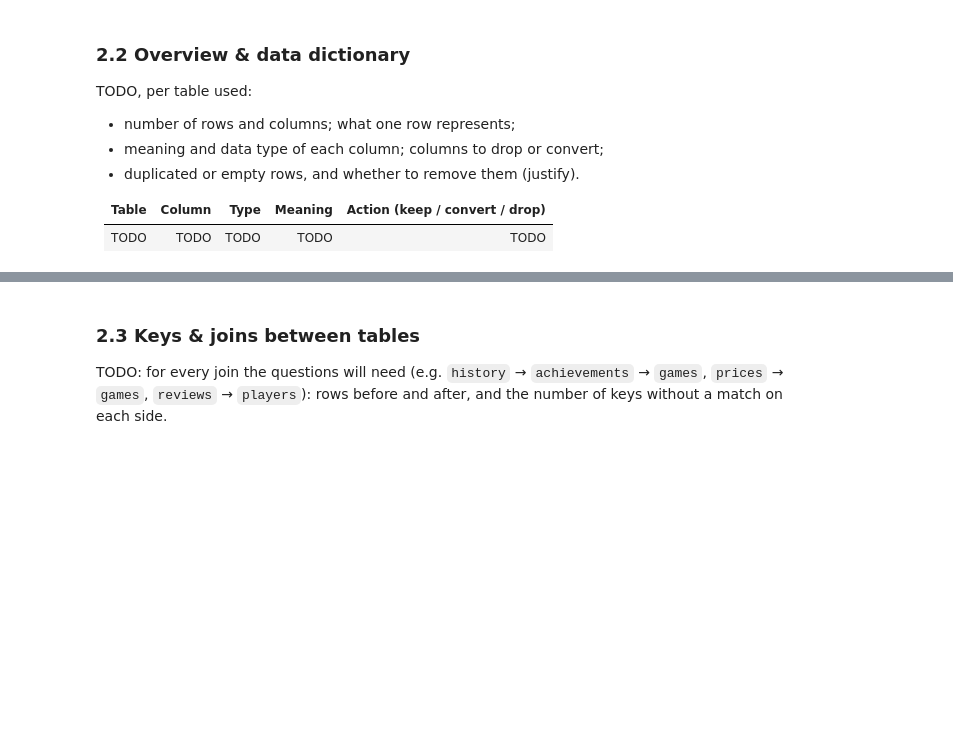
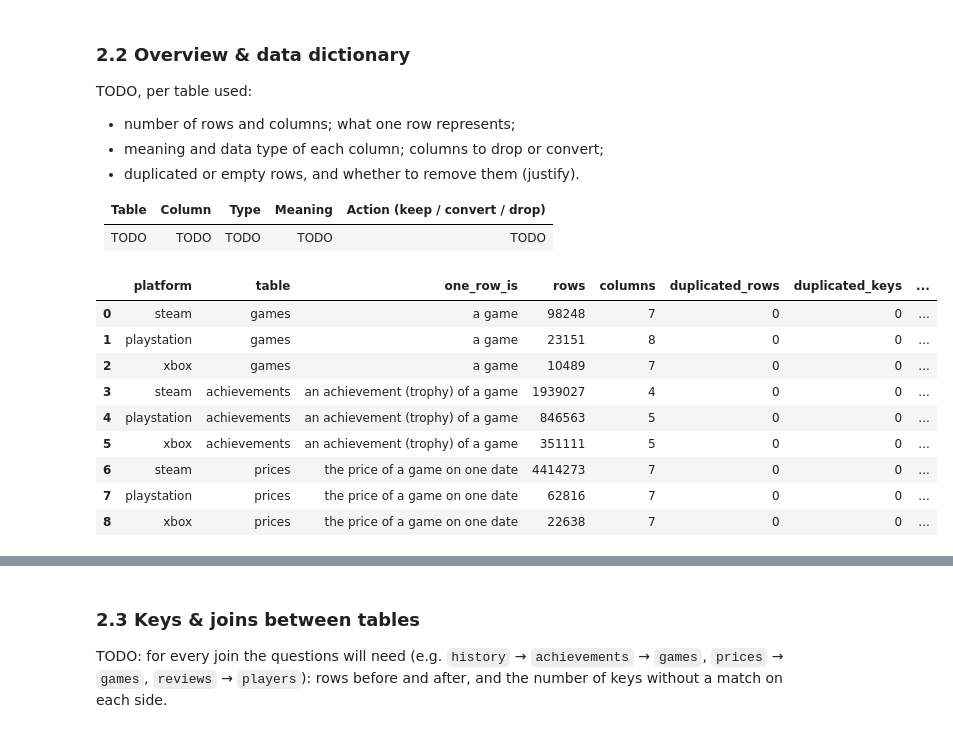
Before and after one commit to minhnguyen1210/Gaming-Profiles, a Jupyter notebook: notebooks/01_collection_exploration.ipynb, the cells around one changed output, grey strips where cells are left out. Saved outputs shown, nothing was run; the diff lists cells and outputs as text; code cells hidden in the pictures; blank space fills up the shorter version.

```diff
--- a/notebooks/01_collection_exploration.ipynb
+++ b/notebooks/01_collection_exploration.ipynb
@@ -349,4 +491,33 @@ TODO, per table used:
 | --- | --- | --- | --- | --- |
 | TODO | TODO | TODO | TODO | TODO |
 # %%
-# Game side: games, achievements, prices (owner: TODO)
+# Game side: games, achievements, prices (owner: minhnguyen1210)
+# Load the nine game-side tables once with the settings of section 2.1; sections 2.2-2.8 reuse them.
+game = {(platform, name): load_game_table(platform, name) for platform, name in GAME_SIDE_TABLES}
+
+KEYS = {"games": ["gameid"], "achievements": ["achievementid"], "prices": ["gameid", "date_acquired"]}
+ONE_ROW = {"games": "a game", "achievements": "an achievement (trophy) of a game",
+           "prices": "the price of a game on one date"}
+
+overview = []
+for (platform, name), df in game.items():
+    overview.append({
+        "platform": platform, "table": name, "one_row_is": ONE_ROW[name],
+        "rows": len(df), "columns": df.shape[1],
+        "duplicated_rows": int(df.duplicated().sum()),
+        "duplicated_keys": int(df.duplicated(KEYS[name]).sum()),
+        # rows whose non-key columns are all empty (for prices: no price in any currency)
+        "rows_empty_except_key": int(df.drop(columns=KEYS[name]).isna().all(axis=1).sum()),
+    })
+pd.DataFrame(overview)
+# %% [output]
+|  | platform | table | one_row_is | rows | columns | duplicated_rows | duplicated_keys | ... |
+| 0 | steam | games | a game | 98248 | 7 | 0 | 0 | ... |
+| 1 | playstation | games | a game | 23151 | 8 | 0 | 0 | ... |
+| 2 | xbox | games | a game | 10489 | 7 | 0 | 0 | ... |
+| 3 | steam | achievements | an achievement (trophy) of a game | 1939027 | 4 | 0 | 0 | ... |
+| 4 | playstation | achievements | an achievement (trophy) of a game | 846563 | 5 | 0 | 0 | ... |
+| 5 | xbox | achievements | an achievement (trophy) of a game | 351111 | 5 | 0 | 0 | ... |
+| 6 | steam | prices | the price of a game on one date | 4414273 | 7 | 0 | 0 | ... |
+| 7 | playstation | prices | the price of a game on one date | 62816 | 7 | 0 | 0 | ... |
+| 8 | xbox | prices | the price of a game on one date | 22638 | 7 | 0 | 0 | ... |
```
Also changed, not shown: parts of 25 cells of this notebook, 4 other files.
